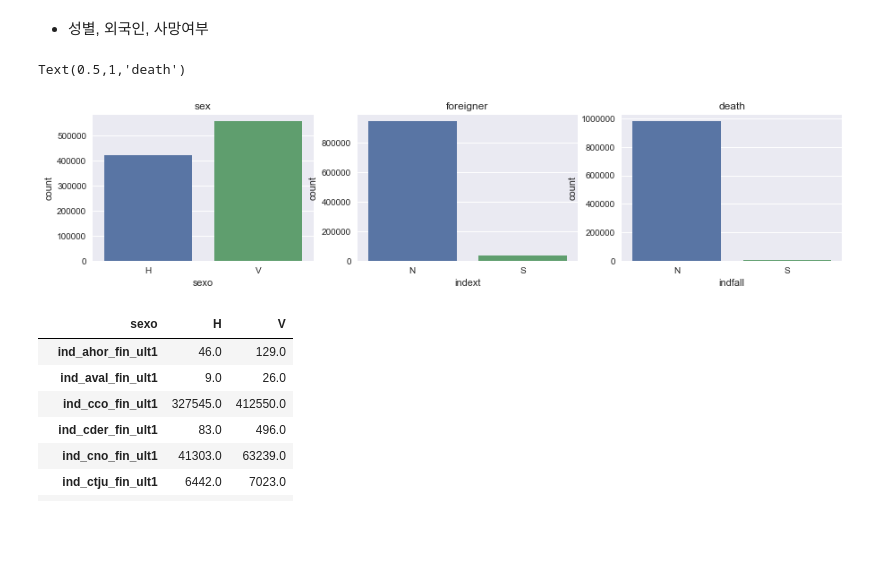
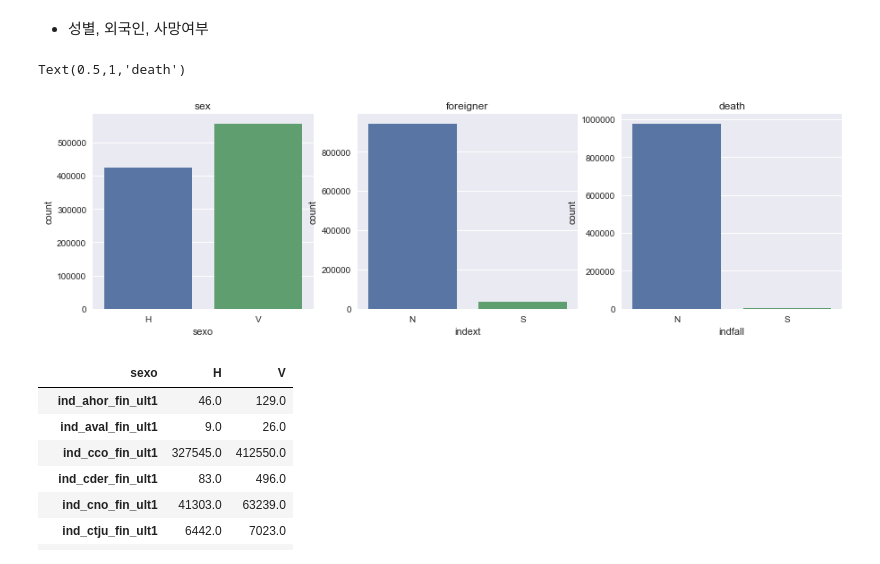
Before and after one commit to byaracho/Kaggle_Project, a Jupyter notebook: Santander_Product_Recommendation/EDA_ver.2_byaracho.ipynb, the cells around one changed output. Saved outputs shown, nothing was run; the diff lists cells and outputs as text; code cells hidden in the pictures; blank space fills up the shorter version.

```diff
--- a/Santander_Product_Recommendation/EDA_ver.2_byaracho.ipynb
+++ b/Santander_Product_Recommendation/EDA_ver.2_byaracho.ipynb
@@ -222,16 +285,16 @@ Text(0,0.5,'Number of customers')
 # %% [markdown]
 - 성별, 외국인, 사망여부
 # %%
-f, ax = plt.subplots(1, 3, figsize = (15, 3))
+f, ax = plt.subplots(1, 3, figsize = (15, 4))
 sns.countplot(x='sexo', data=train, ax=ax[0])
 ax[0].set_title('sex')
 sns.countplot(x='indext', data=train, ax=ax[1])
 ax[1].set_title('foreigner')
 sns.countplot(x='indfall', data=train, ax=ax[2])
 ax[2].set_title('death')
 # %% [output]
 Text(0.5,1,'death')
-[figure, old version]
+[figure, new version]
 # %%
 df_s = train.loc[:, ['sexo']].join(train.loc[:, "ind_ahor_fin_ult1": "ind_recibo_ult1"])
 df_s = df_s.groupby(['sexo']).sum()
```
Also changed, not shown: parts of 28 cells of this notebook, 1 other file.
